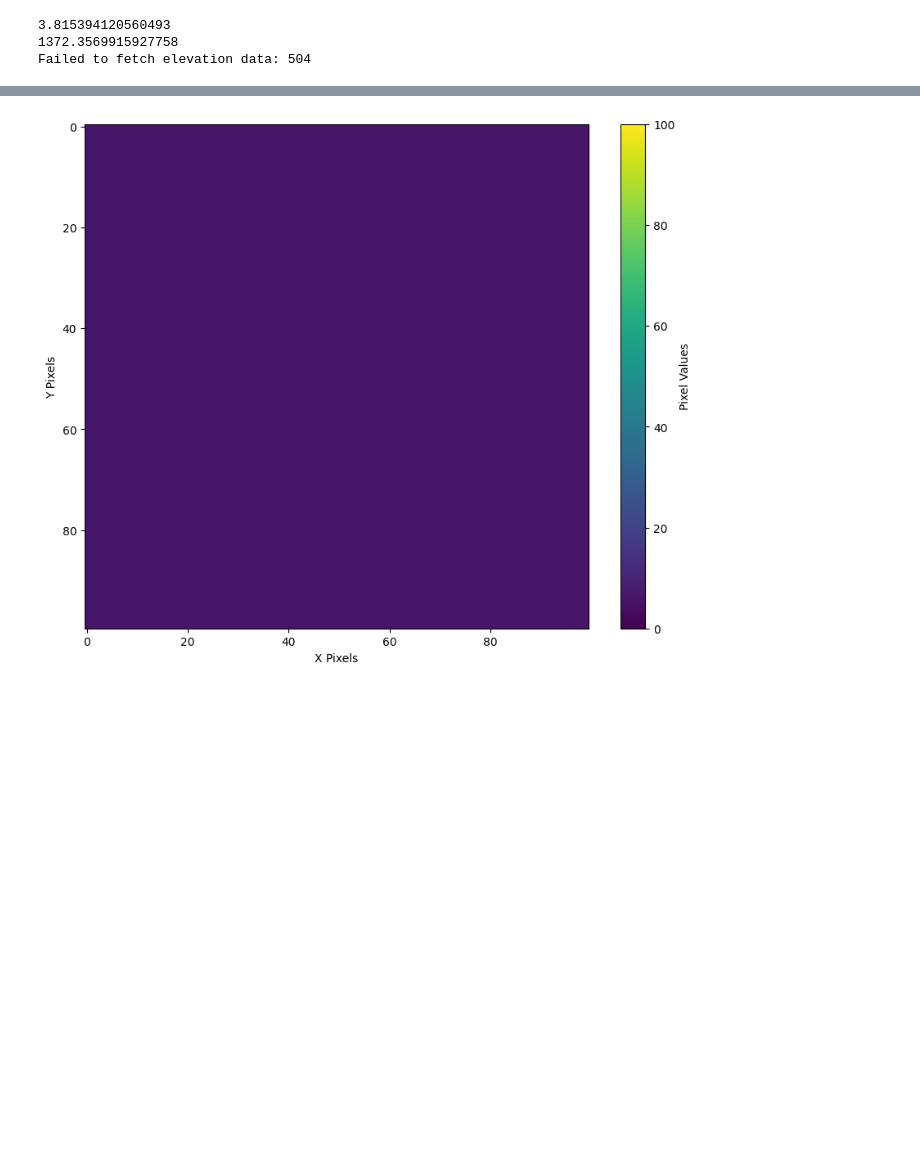
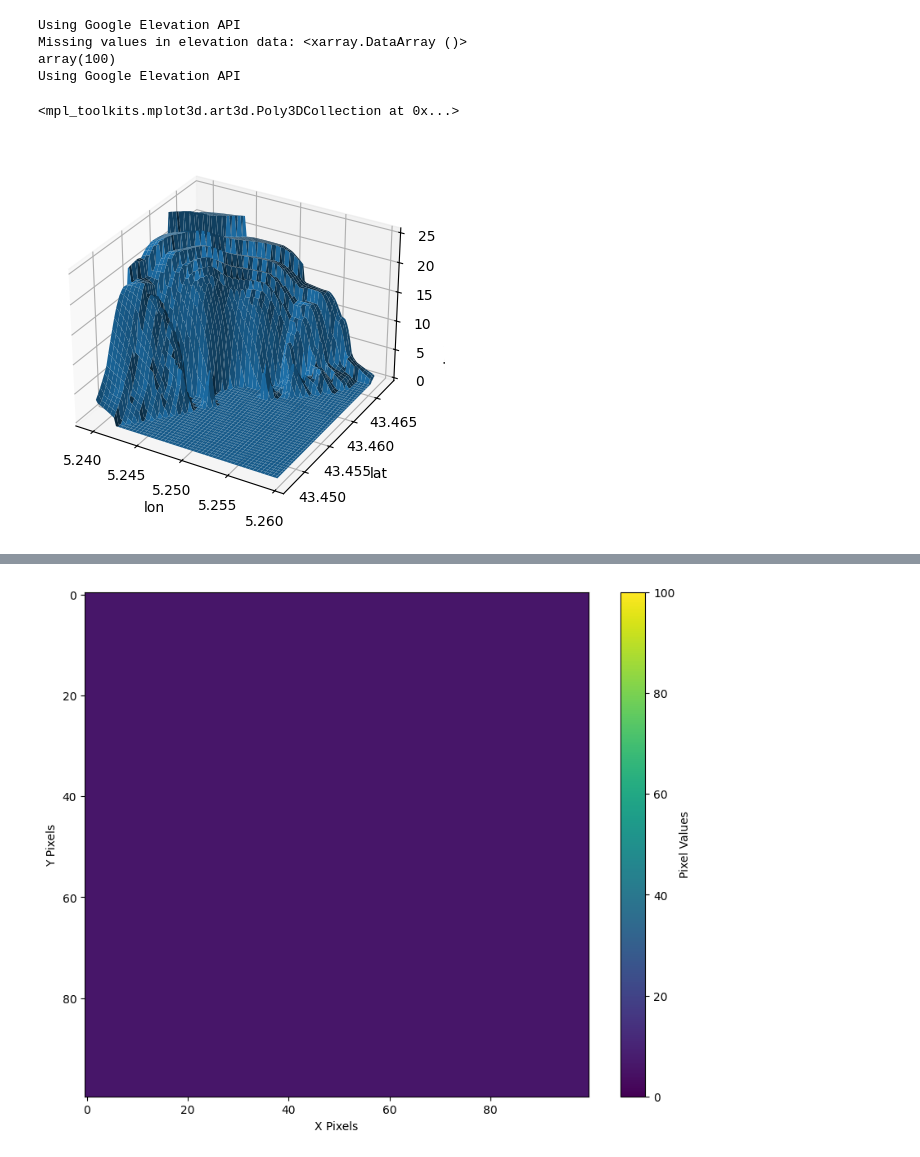
Before and after one commit to nmcdtu/windwhisper, a Jupyter notebook: dev/generate_noise_map.ipynb, the cells around one changed output, grey strips where cells are left out. Cells and saved outputs as stored; diff of their text form; code cells hidden in the pictures; blank space fills up the shorter version.

```diff
--- a/dev/generate_noise_map.ipynb
+++ b/dev/generate_noise_map.ipynb
@@ -18,7 +18,7 @@ wind_turbines = {
     'Turbine 0':
      {'diameter': 70.0,
    'hub height': 85.0,
-   'position': (43.67402852737928, 7.2169801653160395),
+   'position': (43.457385, 5.249464),
    'power': 2500.0},
    #'Turbine 1':
    # {'diameter': 60.0,
@@ -37,6 +37,12 @@ wt = windturbines.WindTurbines(
     wind_speed_data=data,
 )
 # %% [output]
-3.815394120560493
-1372.3569915927758
-Failed to fetch elevation data: 504
+Using Google Elevation API
+Missing values in elevation data: <xarray.DataArray ()>
+array(100)
+Using Google Elevation API
+# %%
+wt.noise_propagation.noise_attenuation["obstacle_attenuation"].plot.surface()
+# %% [output]
+<mpl_toolkits.mplot3d.art3d.Poly3DCollection at 0x...>
+[figure, added]
```
Also changed, not shown: parts of 21 cells of this notebook, 9 other files.
